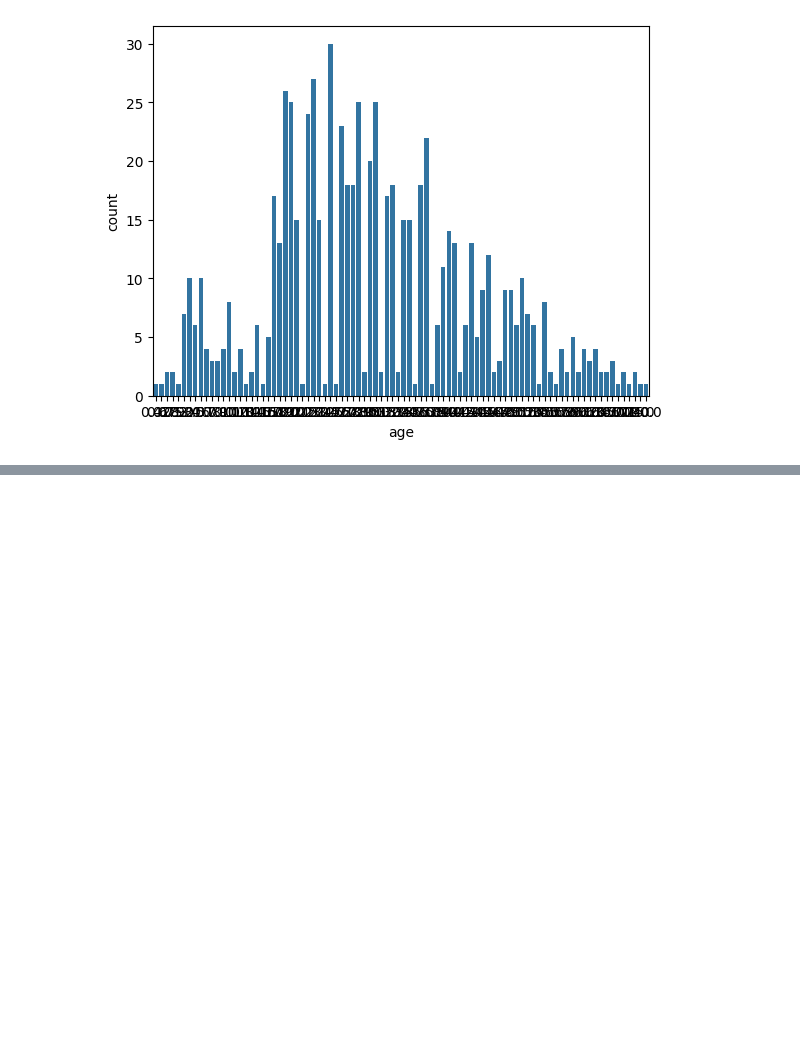
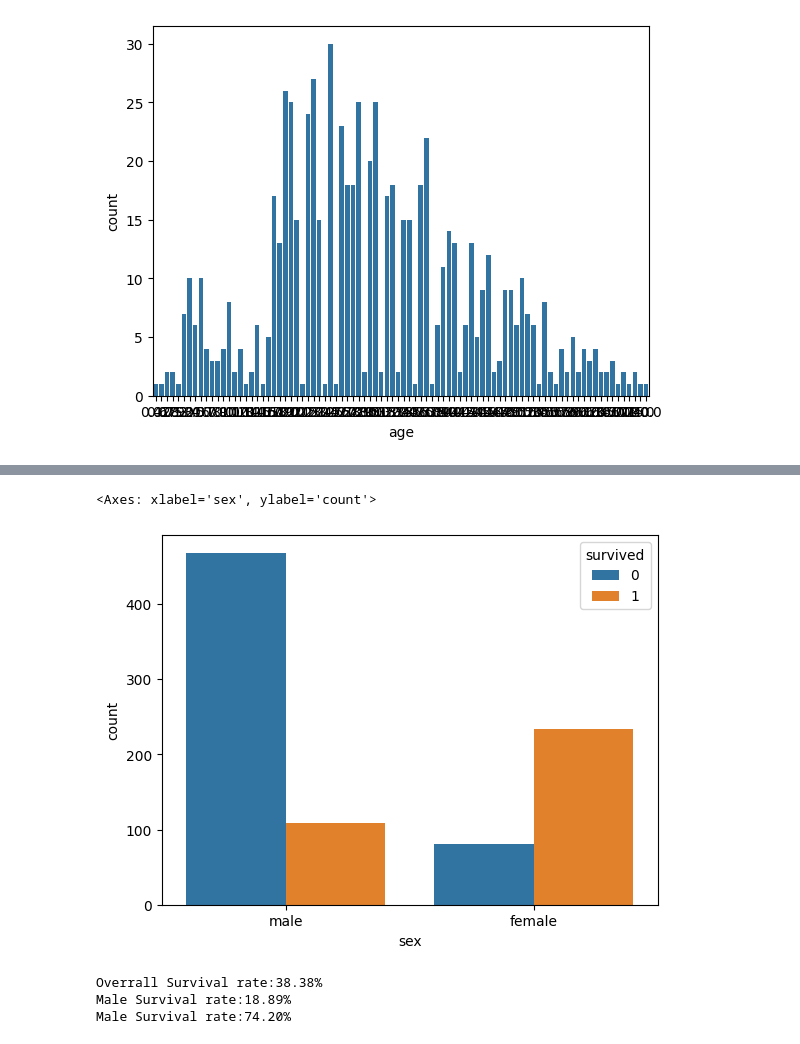
Before and after one commit to MLN142/TD_EDA, a Jupyter notebook: Titanic_Analysis.ipynb, the cells around one changed output, grey strips where cells are left out. Saved outputs shown, nothing was run; the diff lists cells and outputs as text; code cells hidden in the pictures; blank space fills up the shorter version.

```diff
--- a/Titanic_Analysis.ipynb
+++ b/Titanic_Analysis.ipynb
@@ -170,0 +184,13 @@ sns.countplot(data=df,x="age")
+# %%
+sns.countplot(data=df,x="sex",hue="survived")
+# %% [output]
+<Axes: xlabel='sex', ylabel='count'>
+[figure, added]
+# %%
+print(f"Overrall Survival rate:{df["survived"].mean():.2%}")
+print(f"Male Survival rate:{df[df["sex"]=="male"]["survived"].mean():.2%}")
+print(f"Male Survival rate:{df[df["sex"]=="female"]["survived"].mean():.2%}")
+# %% [output]
+Overrall Survival rate:38.38%
+Male Survival rate:18.89%
+Male Survival rate:74.20%
```
Also changed, not shown: parts of 2 cells of this notebook.
